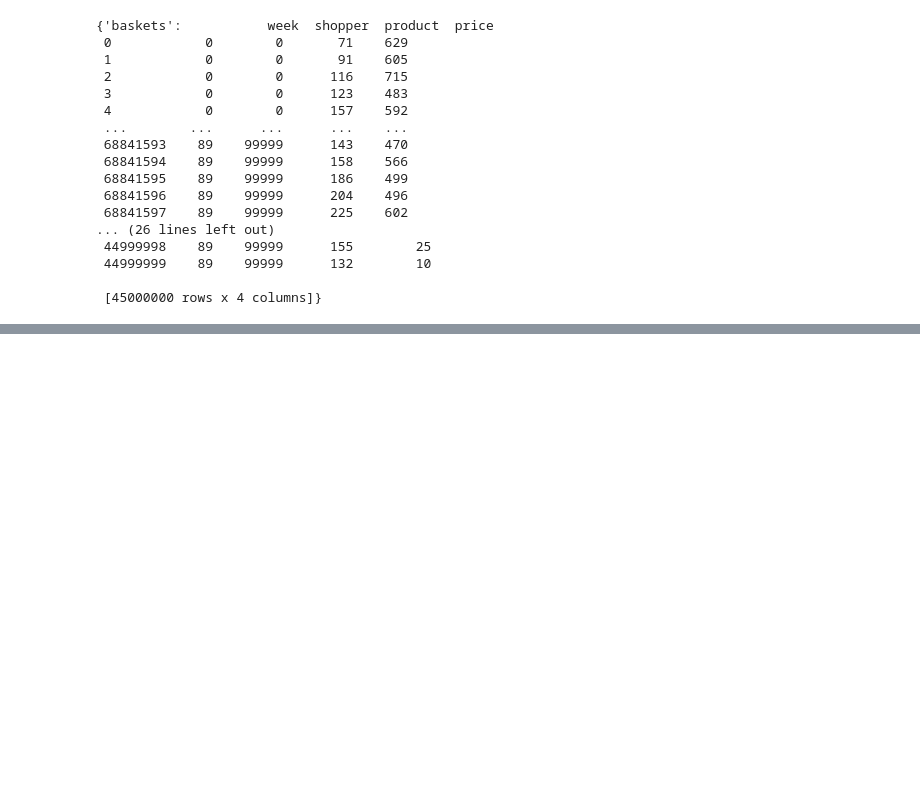
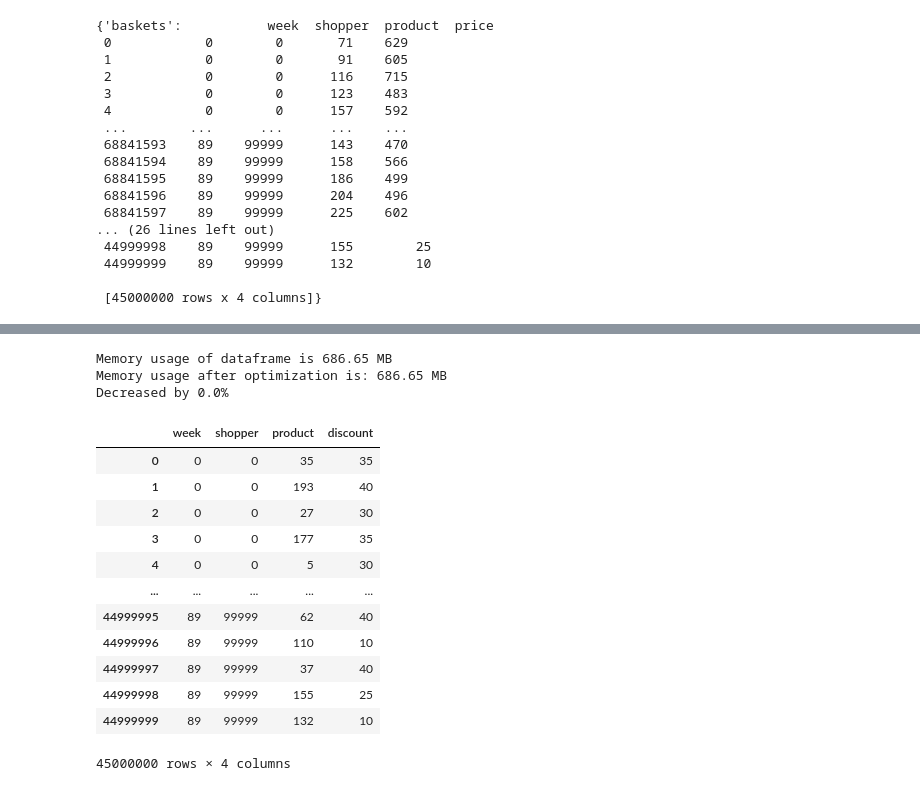
Before and after one commit to leonhagel/mlim-g2, a Jupyter notebook: code/Refactoring.ipynb, the cells around one changed output, grey strips where cells are left out. Cells and saved outputs as stored; diff of their text form; code cells hidden in the pictures; blank space fills up the shorter version.

Commit message:
memory optimization

```diff
--- a/code/Refactoring.ipynb
+++ b/code/Refactoring.ipynb
@@ -147,0 +141,19 @@ myHelper.data
+# %%
+Utils.reduce_mem_usage(myHelper.data['coupons'])
+# %% [output]
+Memory usage of dataframe is 686.65 MB
+Memory usage after optimization is: 686.65 MB
+Decreased by 0.0%
+|  | week | shopper | product | discount |
+| 0 | 0 | 0 | 35 | 35 |
+| 1 | 0 | 0 | 193 | 40 |
+| 2 | 0 | 0 | 27 | 30 |
+| 3 | 0 | 0 | 177 | 35 |
+| 4 | 0 | 0 | 5 | 30 |
+| ... | ... | ... | ... | ... |
+| 44999995 | 89 | 99999 | 62 | 40 |
+| 44999996 | 89 | 99999 | 110 | 10 |
+| 44999997 | 89 | 99999 | 37 | 40 |
+| 44999998 | 89 | 99999 | 155 | 25 |
+| 44999999 | 89 | 99999 | 132 | 10 |
+45000000 rows × 4 columns
```
Also changed, not shown: parts of 4 cells of this notebook, 3 other files.
